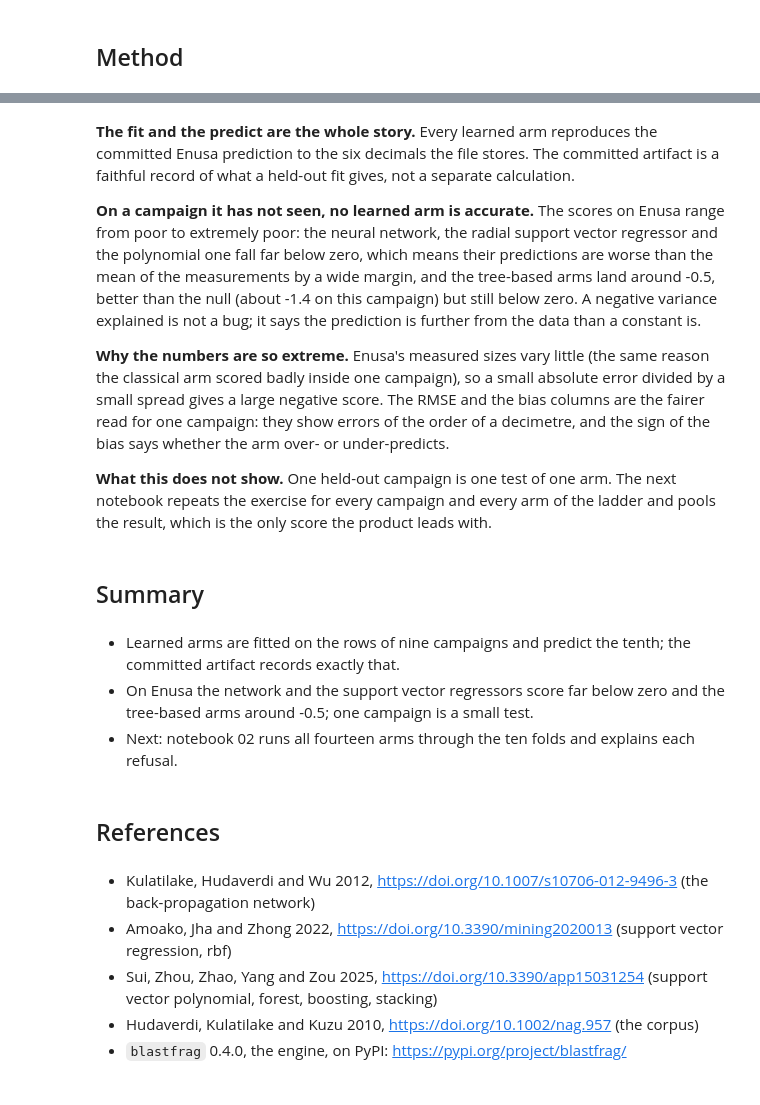
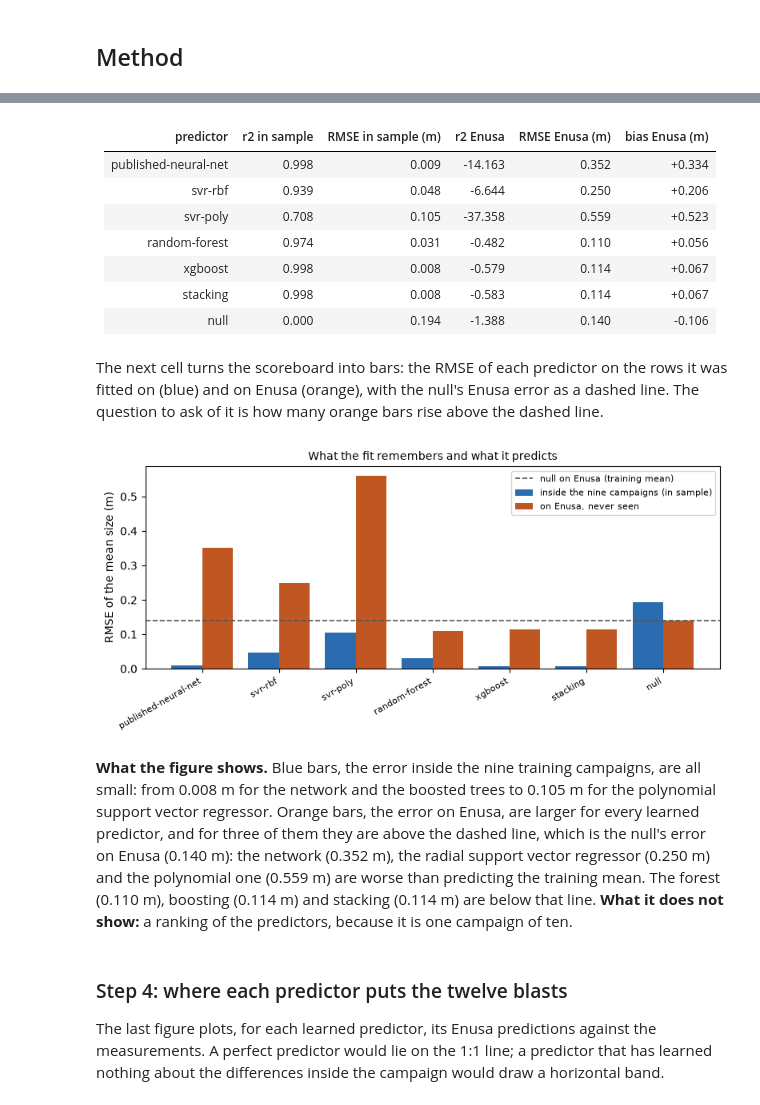
Before and after one commit to fsantibanezleal/CAOS_Fragmenta, a Jupyter notebook: notebooks/en/05-learned-arms/01-fitting-a-learned-arm-on-nine-sites.ipynb, the cells around one changed output, grey strips where cells are left out. Cells and saved outputs as stored; diff of their text form; code cells hidden in the pictures.

```diff
--- a/notebooks/en/05-learned-arms/01-fitting-a-learned-arm-on-nine-sites.ipynb
+++ b/notebooks/en/05-learned-arms/01-fitting-a-learned-arm-on-nine-sites.ipynb
@@ -137,14 +162,0 @@ The last cell draws the six arms' Enusa predictions against the measurements, on
-# %%
-# Predicted against measured size on Enusa, one panel per learned arm
-measured = np.array([b.x50_m for b in test_rows])
-fig, axes = plt.subplots(2, 3, figsize=(9, 5.4), sharex=True, sharey=True)
-for ax, name in zip(axes.flat, learned):
-    predicted = np.array([p.x50_m for p in results[name]])
-    ax.scatter(measured, predicted, s=16, color="#2b6cb0")
-    ax.plot([0, 1.2], [0, 1.2], color="#555", lw=1)
-    ax.set_title(name, fontsize=9)
-    ax.grid(alpha=0.3)
-axes[1, 0].set_xlabel("measured x50 (m)", fontsize=8)
-axes[0, 0].set_ylabel("predicted x50 (m)", fontsize=8)
-fig.tight_layout()
-plt.show()
@@ -155,22 +167,48 @@ plt.show()
+# %%
+# Fit the six learned predictors and the null on the same nine campaigns
+factories = bf.default_arms()
+learned = [name for name, make in factories.items() if make().tier == "learned"]
+fitted = {name: factories[name]().fit(fit_rows) for name in learned}
+fitted["null"] = bf.NullModel().fit(fit_rows)
+scores = {}
+for name, model in fitted.items():
+    scores[name] = (bf.score(fit_rows, model.predict(fit_rows)), bf.score(test_rows, model.predict(test_rows)))
+rows = [(name, f"{a.r2_identity:.3f}", f"{a.rmse_m:.3f}", f"{b.r2_identity:.3f}", f"{b.rmse_m:.3f}",
+    f"{b.bias_m:+.3f}")
+        for name, (a, b) in scores.items()]
+Table(["predictor", "r2 in sample", "RMSE in sample (m)", "r2 Enusa", "RMSE Enusa (m)", "bias Enusa (m)"], rows)
+# %% [output]
+| predictor | r2 in sample | RMSE in sample (m) | r2 Enusa | RMSE Enusa (m) | bias Enusa (m) |
+|---|---|---|---|---|---|
+| published-neural-net | 0.998 | 0.009 | -14.163 | 0.352 | +0.334 |
+| svr-rbf | 0.939 | 0.048 | -6.644 | 0.250 | +0.206 |
+| svr-poly | 0.708 | 0.105 | -37.358 | 0.559 | +0.523 |
+| random-forest | 0.974 | 0.031 | -0.482 | 0.110 | +0.056 |
+| xgboost | 0.998 | 0.008 | -0.579 | 0.114 | +0.067 |
+| stacking | 0.998 | 0.008 | -0.583 | 0.114 | +0.067 |
+| null | 0.000 | 0.194 | -1.388 | 0.140 | -0.106 |
 # %% [markdown]
-**The fit and the predict are the whole story.** Every learned arm reproduces the committed Enusa prediction to the six decimals the file stores. The committed artifact is a faithful record of what a held-out fit gives, not a separate calculation.
-
-**On a campaign it has not seen, no learned arm is accurate.** The scores on Enusa range from poor to extremely poor: the neural network, the radial support vector regressor and the polynomial one fall far below zero, which means their predictions are worse than the mean of the measurements by a wide margin, and the tree-based arms land around -0.5, better than the null (about -1.4 on this campaign) but still below zero. A negative variance explained is not a bug; it says the prediction is further from the data than a constant is.
-
-**Why the numbers are so extreme.** Enusa's measured sizes vary little (the same reason the classical arm scored badly inside one campaign), so a small absolute error divided by a small spread gives a large negative score. The RMSE and the bias columns are the fairer read for one campaign: they show errors of the order of a decimetre, and the sign of the bias says whether the arm over- or under-predicts.
-
-**What this does not show.** One held-out campaign is one test of one arm. The next notebook repeats the exercise for every campaign and every arm of the ladder and pools the result, which is the only score the product leads with.
+The next cell turns the scoreboard into bars: the RMSE of each predictor on the rows it was fitted on (blue) and on Enusa (orange), with the null's Enusa error as a dashed line. The question to ask of it is how many orange bars rise above the dashed line.
-# %% [markdown]
-## Summary
+# %%
+# Error inside the training campaigns against error on the campaign left out
+names = list(scores)
+x = np.arange(len(names))
+fig, ax = plt.subplots(figsize=(8, 3.8))
+ax.bar(x - 0.2, [scores[n][0].rmse_m for n in names], 0.4, color="#2b6cb0",
+    label="inside the nine campaigns (in sample)")
+ax.bar(x + 0.2, [scores[n][1].rmse_m for n in names], 0.4, color="#c05621", label="on Enusa, never seen")
+ax.axhline(scores["null"][1].rmse_m, color="#555", ls="--", lw=1.2, label="null on Enusa (training mean)")
+ax.set_xticks(x, names, rotation=30, ha="right", fontsize=8)
+ax.set_ylabel("RMSE of the mean size (m)")
+ax.set_title("What the fit remembers and what it predicts", fontsize=10)
+ax.legend(fontsize=8)
+fig.tight_layout()
+plt.show()
+# %% [output]
+[figure, added]
 # %% [markdown]
-- Learned arms are fitted on the rows of nine campaigns and predict the tenth; the committed artifact records exactly that.
-- On Enusa the network and the support vector regressors score far below zero and the tree-based arms around -0.5; one campaign is a small test.
-- Next: notebook 02 runs all fourteen arms through the ten folds and explains each refusal.
+**What the figure shows.** Blue bars, the error inside the nine training campaigns, are all small: from 0.008 m for the network and the boosted trees to 0.105 m for the polynomial support vector regressor. Orange bars, the error on Enusa, are larger for every learned predictor, and for three of them they are above the dashed line, which is the null's error on Enusa (0.140 m): the network (0.352 m), the radial support vector regressor (0.250 m) and the polynomial one (0.559 m) are worse than predicting the training mean. The forest (0.110 m), boosting (0.114 m) and stacking (0.114 m) are below that line. **What it does not show:** a ranking of the predictors, because it is one campaign of ten.
 # %% [markdown]
-## References
+### Step 4: where each predictor puts the twelve blasts
+
+The last figure plots, for each learned predictor, its Enusa predictions against the measurements. A perfect predictor would lie on the 1:1 line; a predictor that has learned nothing about the differences inside the campaign would draw a horizontal band.
-# %% [markdown]
-- Kulatilake, Hudaverdi and Wu 2012, https://doi.org/10.1007/s10706-012-9496-3 (the back-propagation network)
-- Amoako, Jha and Zhong 2022, https://doi.org/10.3390/mining2020013 (support vector regression, rbf)
-- Sui, Zhou, Zhao, Yang and Zou 2025, https://doi.org/10.3390/app15031254 (support vector polynomial, forest, boosting, stacking)
-- Hudaverdi, Kulatilake and Kuzu 2010, https://doi.org/10.1002/nag.957 (the corpus)
-- `blastfrag` 0.4.0, the engine, on PyPI: https://pypi.org/project/blastfrag/
```
Also changed, not shown: parts of 25 cells of this notebook, 5 other files.
